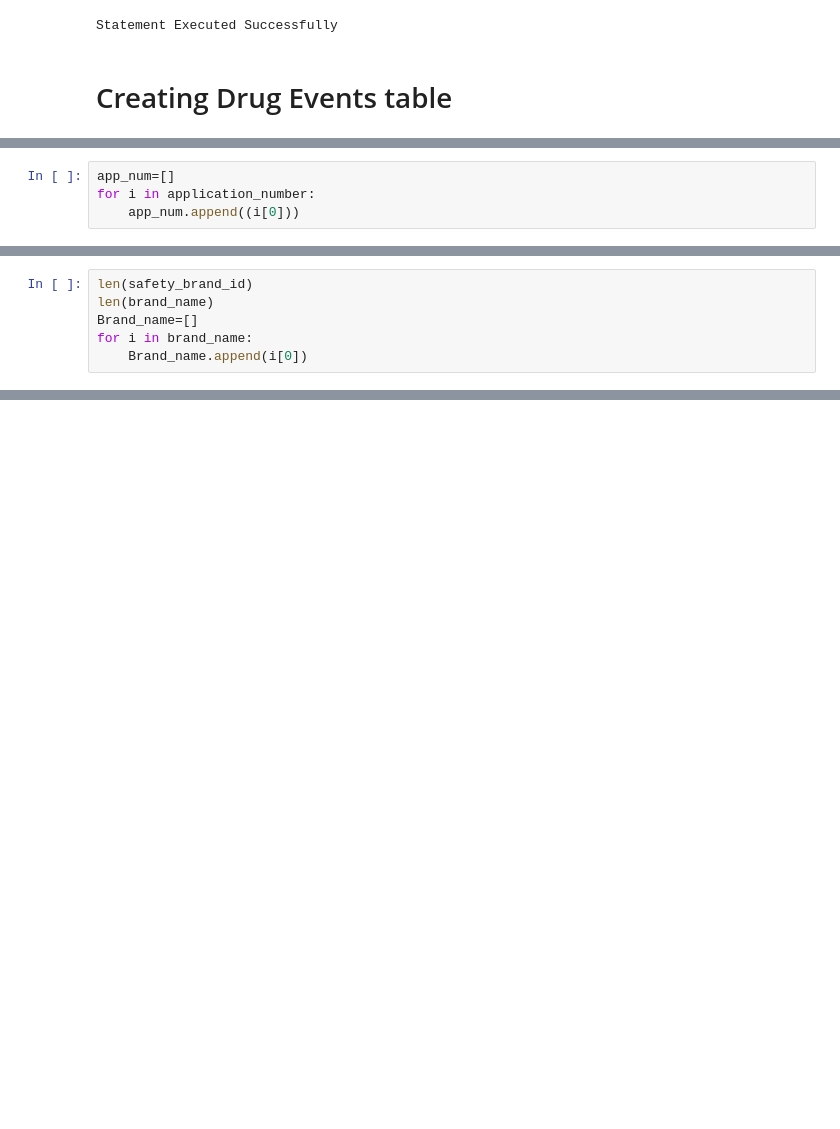
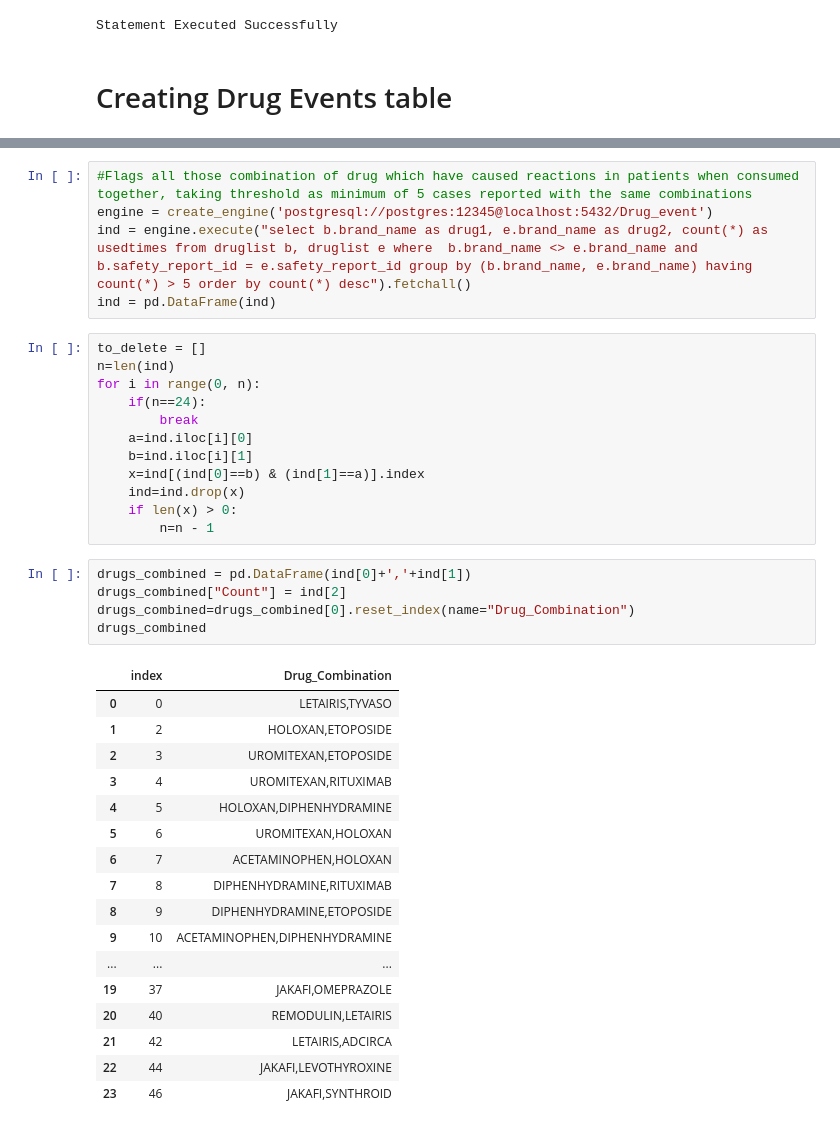
Before and after one commit to PrithviMD/DRUG, a Jupyter notebook: Drug_Events.ipynb, the cells around one changed output, grey strips where cells are left out. Cells and saved outputs as stored; diff of their text form; blank space fills up the shorter version.

```diff
--- a/Drug_Events.ipynb
+++ b/Drug_Events.ipynb
@@ -377,4 +331,0 @@ app_recal_num=Drug_recall_DataFrame["application_number"]
-# %%
-app_num=[]
-for i in application_number:
-    app_num.append((i[0]))
@@ -441,6 +331,0 @@ ANDA077349
-# %%
-len(safety_brand_id)
-len(brand_name)
-Brand_name=[]
-for i in brand_name:
-    Brand_name.append(i[0])
@@ -500,0 +360,40 @@ x2[x2["application_number"].str.contains("part341")]
+# %%
+#Flags all those combination of drug which have caused reactions in patients when consumed together, taking threshold as minimum of 5 cases reported with the same combinations
+engine = create_engine('postgresql://postgres:12345@localhost:5432/Drug_event')
+ind = engine.execute("select b.brand_name as drug1, e.brand_name as drug2, count(*) as usedtimes from druglist b, druglist e where  b.brand_name <> e.brand_name and b.safety_report_id = e.safety_report_id group by (b.brand_name, e.brand_name) having count(*) > 5 order by count(*) desc").fetchall()
+ind = pd.DataFrame(ind)
+# %%
+to_delete = []
+n=len(ind)
+for i in range(0, n):
+    if(n==24):
+        break
+    a=ind.iloc[i][0]
+    b=ind.iloc[i][1]
+    x=ind[(ind[0]==b) & (ind[1]==a)].index
+    ind=ind.drop(x)
+    if len(x) > 0:
+        n=n - 1
+# %%
+drugs_combined = pd.DataFrame(ind[0]+','+ind[1])
+drugs_combined["Count"] = ind[2]
+drugs_combined=drugs_combined[0].reset_index(name="Drug_Combination")
+drugs_combined
+# %% [output]
+|  | index | Drug_Combination |
+| 0 | 0 | LETAIRIS,TYVASO |
+| 1 | 2 | HOLOXAN,ETOPOSIDE |
+| 2 | 3 | UROMITEXAN,ETOPOSIDE |
+| 3 | 4 | UROMITEXAN,RITUXIMAB |
+| 4 | 5 | HOLOXAN,DIPHENHYDRAMINE |
+| 5 | 6 | UROMITEXAN,HOLOXAN |
+| 6 | 7 | ACETAMINOPHEN,HOLOXAN |
+| 7 | 8 | DIPHENHYDRAMINE,RITUXIMAB |
+| 8 | 9 | DIPHENHYDRAMINE,ETOPOSIDE |
+| 9 | 10 | ACETAMINOPHEN,DIPHENHYDRAMINE |
+| ... | ... | ... |
+| 19 | 37 | JAKAFI,OMEPRAZOLE |
+| 20 | 40 | REMODULIN,LETAIRIS |
+| 21 | 42 | LETAIRIS,ADCIRCA |
+| 22 | 44 | JAKAFI,LEVOTHYROXINE |
+| 23 | 46 | JAKAFI,SYNTHROID |
```
Also changed, not shown: parts of 119 cells of this notebook.
